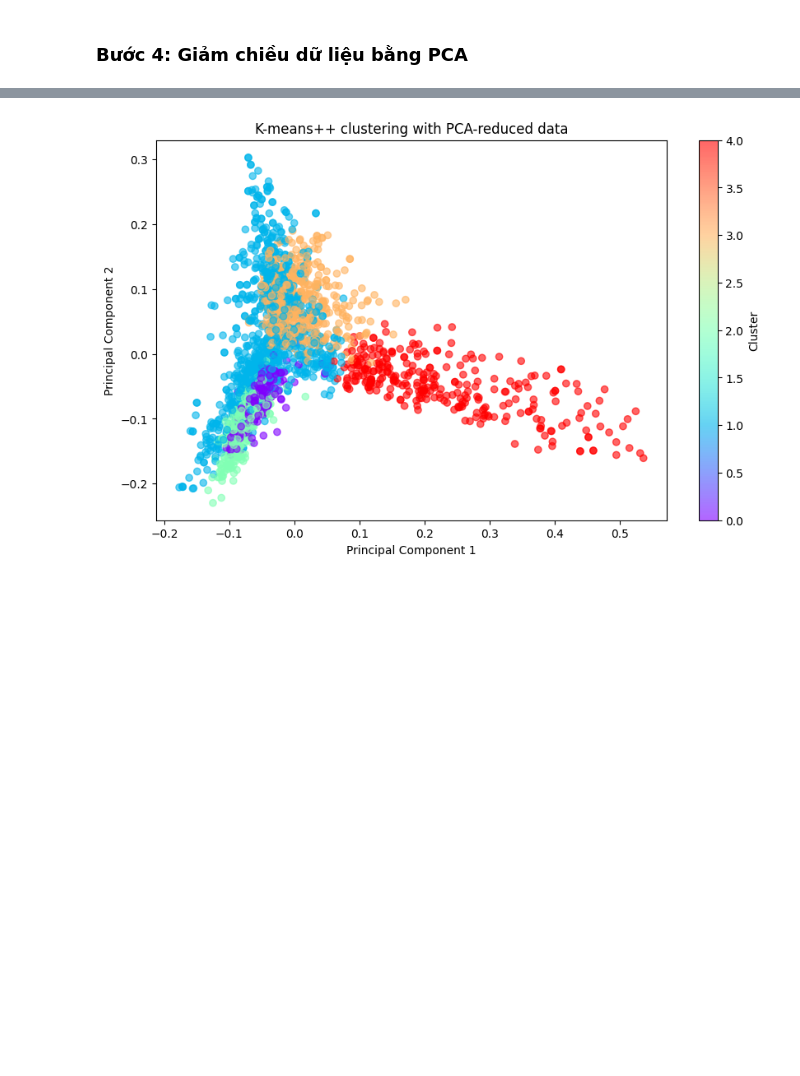
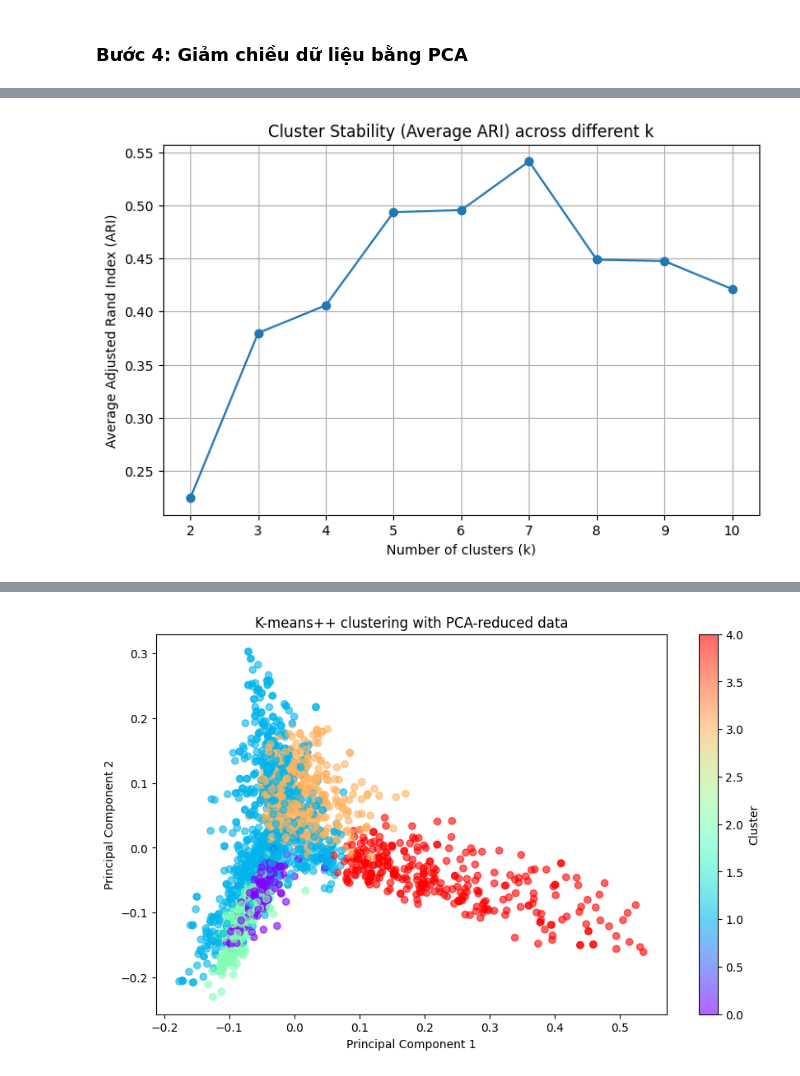
Before and after one commit to qanngyen/Data-Mining-Algorithm, a Jupyter notebook: Algorithms/k-means/K-Means.ipynb, the cells around one changed output, grey strips where cells are left out. Cells and saved outputs as stored; diff of their text form; code cells hidden in the pictures; blank space fills up the shorter version.

```diff
--- a/Algorithms/k-means/K-Means.ipynb
+++ b/Algorithms/k-means/K-Means.ipynb
@@ -26,10 +23,7 @@ nltk.download('wordnet')
 # %%
 # Đọc file CSV
-file_path = r'D:\Uni\TheThirdYear\kyii\Chinhthuctrentruong\dw\Final_Assignment_9_Group\RawData\k-means_BBC_text_data\bbc-text.csv'
+file_path = r'D:\Uni\TheThirdYear\kyii\Chinhthuctrentruong\dw\Final_Assignment_9_Group\Algorithms\k-means\data\bbc-text.csv'
 df = pd.read_csv(file_path)
-
-# Hiển thị vài dòng đầu tiên
-df.head()
 # %% [markdown]
 ### Bước 2: Tiền xử lý văn bản
 # %%
@@ -72,0 +74,73 @@ X_pca = pca.fit_transform(X.toarray())
+# %%
+# # Hàm tính độ ổn định cluster cho một k với n_init lần chạy
+# def cluster_stability_single_k(X, k, n_init=10, random_state_base=42):
+#     cluster_labels = []
+#     for i in range(n_init):
+#         kmeans = KMeans(n_clusters=k, init='k-means++', n_init=1, random_state=random_state_base + i)
+#         kmeans.fit(X)
+#         cluster_labels.append(kmeans.labels_)
+
+#     # Tính ARI giữa các cặp phân cụm
+#     scores = []
+#     for (labels1, labels2) in combinations(cluster_labels, 2):
+#         score = adjusted_rand_score(labels1, labels2)
+#         scores.append(score)
+
+#     avg_ari = np.mean(scores)
+#     return avg_ari, cluster_labels
+
+# # # Ví dụ: phân cụm với k=5 và 10 lần chạy
+# # k = 5
+# # n_init = 10
+
+# # # Giả sử X là ma trận TF-IDF của bạn, df là DataFrame ban đầu
+# # avg_ari, labels_list = cluster_stability_single_k(X, k, n_init=n_init, random_state_base=42)
+
+# # print(f"Average Adjusted Rand Index for k={k}: {avg_ari:.4f}")
+
+# # Vẽ biểu đồ độ ổn định
+# plt.figure(figsize=(8, 5))
+# plt.plot(k_values, ari_scores, marker='o')
+# plt.title('Cluster Stability (Average ARI) across different k')
+# plt.xlabel('Number of clusters (k)')
+# plt.ylabel('Average Adjusted Rand Index (ARI)')
+# plt.grid(True)
+# plt.show()
+
+
+# Hàm tính độ ổn định cluster cho một k với n_init lần chạy
+def cluster_stability_single_k(X, k, n_init=10, random_state_base=42):
+    cluster_labels = []
+    for i in range(n_init):
+        kmeans = KMeans(n_clusters=k, init='k-means++', n_init=1, random_state=random_state_base + i)
+        kmeans.fit(X)
+        cluster_labels.append(kmeans.labels_)
+
+    # Tính ARI giữa các cặp phân cụm
+    scores = []
+    for (labels1, labels2) in combinations(cluster_labels, 2):
+        score = adjusted_rand_score(labels1, labels2)
+        scores.append(score)
+
+    avg_ari = np.mean(scores)
+    return avg_ari, cluster_labels
+
+# Chạy phân tích ổn định cho nhiều k
+k_values = range(2, 11)  # thử từ 2 đến 10 cụm
+n_init = 10
+ari_scores = []
+
+for k in k_values:
+    avg_ari, _ = cluster_stability_single_k(X, k, n_init=n_init, random_state_base=42)
+    ari_scores.append(avg_ari)
+    print(f"k = {k}, Average ARI = {avg_ari:.4f}")
+
+# Vẽ biểu đồ độ ổn định
+plt.figure(figsize=(8, 5))
+plt.plot(k_values, ari_scores, marker='o')
+plt.title('Cluster Stability (Average ARI) across different k')
+plt.xlabel('Number of clusters (k)')
+plt.ylabel('Average Adjusted Rand Index (ARI)')
+plt.grid(True)
+plt.show()
+# %% [output]
@@ -73 +156,2 @@ X_pca = pca.fit_transform(X.toarray())
+[figure, added]
 # %% [markdown]
```
Also changed, not shown: parts of 10 cells of this notebook, 2 other files.
